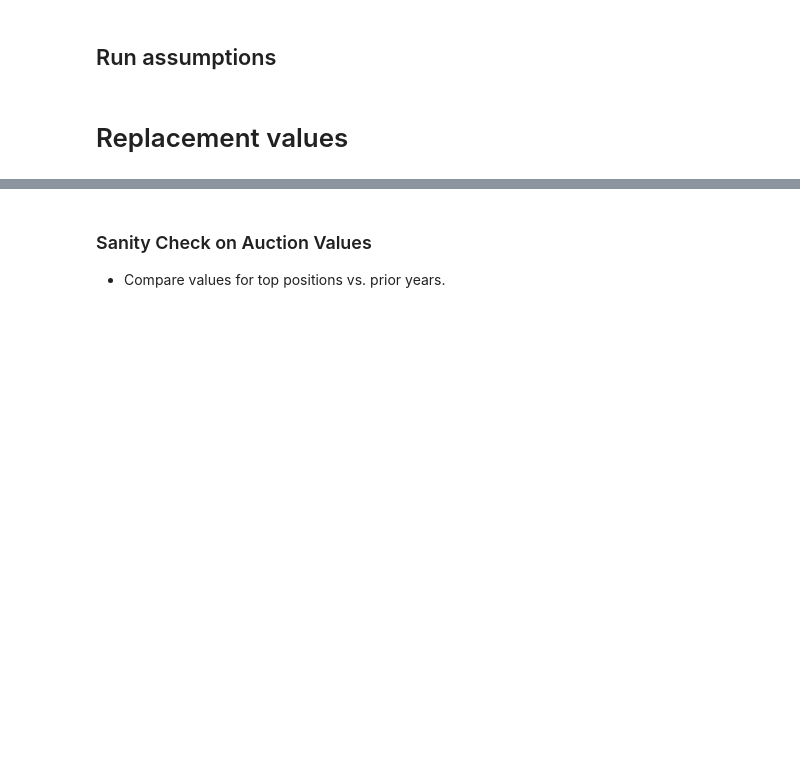
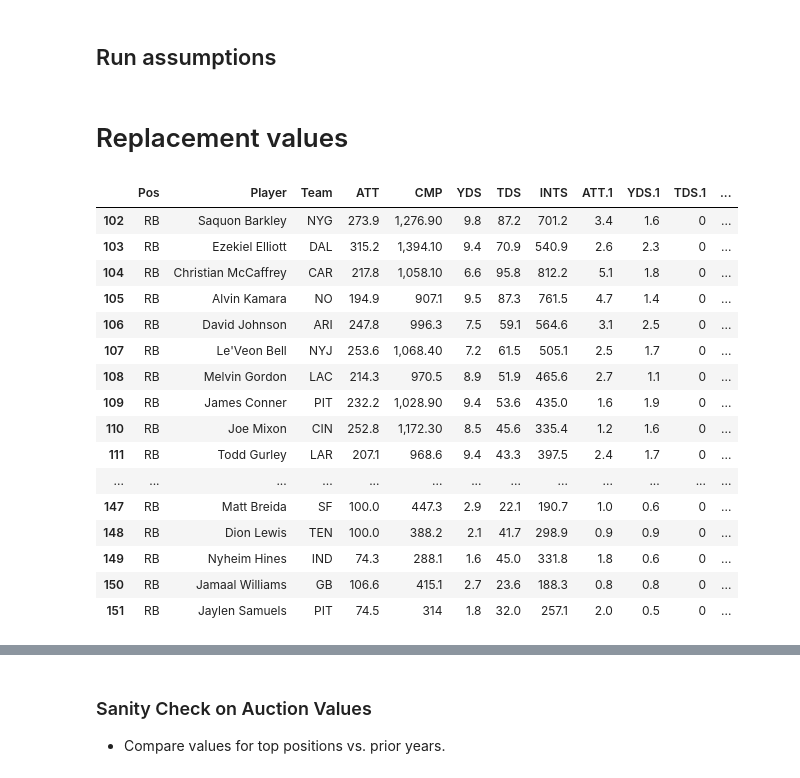
Before and after one commit to flint-hasset/Fantasy-Football, a Jupyter notebook: Fantasy Football VBD Model.ipynb, the cells around one changed output, grey strips where cells are left out. Saved outputs shown, nothing was run; the diff lists cells and outputs as text; code cells hidden in the pictures; blank space fills up the shorter version.

```diff
--- a/Fantasy Football VBD Model.ipynb
+++ b/Fantasy Football VBD Model.ipynb
@@ -82,6 +83,26 @@ df_op = df_op.append(df_wr, ignore_index=True)
 df_op.dropna()
 total_par = np.sum(df_op['PAR'])
 value_per_pt = teams * (buyin*starters) / total_par
+# %%
+df_op.dropna()[:50]
+# %% [output]
+|  | Pos | Player | Team | ATT | CMP | YDS | TDS | INTS | ATT.1 | YDS.1 | TDS.1 | ... |
+| 102 | RB | Saquon Barkley | NYG | 273.9 | 1,276.90 | 9.8 | 87.2 | 701.2 | 3.4 | 1.6 | 0 | ... |
+| 103 | RB | Ezekiel Elliott | DAL | 315.2 | 1,394.10 | 9.4 | 70.9 | 540.9 | 2.6 | 2.3 | 0 | ... |
+| 104 | RB | Christian McCaffrey | CAR | 217.8 | 1,058.10 | 6.6 | 95.8 | 812.2 | 5.1 | 1.8 | 0 | ... |
+| 105 | RB | Alvin Kamara | NO | 194.9 | 907.1 | 9.5 | 87.3 | 761.5 | 4.7 | 1.4 | 0 | ... |
+| 106 | RB | David Johnson | ARI | 247.8 | 996.3 | 7.5 | 59.1 | 564.6 | 3.1 | 2.5 | 0 | ... |
+| 107 | RB | Le'Veon Bell | NYJ | 253.6 | 1,068.40 | 7.2 | 61.5 | 505.1 | 2.5 | 1.7 | 0 | ... |
+| 108 | RB | Melvin Gordon | LAC | 214.3 | 970.5 | 8.9 | 51.9 | 465.6 | 2.7 | 1.1 | 0 | ... |
+| 109 | RB | James Conner | PIT | 232.2 | 1,028.90 | 9.4 | 53.6 | 435.0 | 1.6 | 1.9 | 0 | ... |
+| 110 | RB | Joe Mixon | CIN | 252.8 | 1,172.30 | 8.5 | 45.6 | 335.4 | 1.2 | 1.6 | 0 | ... |
+| 111 | RB | Todd Gurley | LAR | 207.1 | 968.6 | 9.4 | 43.3 | 397.5 | 2.4 | 1.7 | 0 | ... |
+| ... | ... | ... | ... | ... | ... | ... | ... | ... | ... | ... | ... | ... |
+| 147 | RB | Matt Breida | SF | 100.0 | 447.3 | 2.9 | 22.1 | 190.7 | 1.0 | 0.6 | 0 | ... |
+| 148 | RB | Dion Lewis | TEN | 100.0 | 388.2 | 2.1 | 41.7 | 298.9 | 0.9 | 0.9 | 0 | ... |
+| 149 | RB | Nyheim Hines | IND | 74.3 | 288.1 | 1.6 | 45.0 | 331.8 | 1.8 | 0.6 | 0 | ... |
+| 150 | RB | Jamaal Williams | GB | 106.6 | 415.1 | 2.7 | 23.6 | 188.3 | 0.8 | 0.8 | 0 | ... |
+| 151 | RB | Jaylen Samuels | PIT | 74.5 | 314 | 1.8 | 32.0 | 257.1 | 2.0 | 0.5 | 0 | ... |
 # %%
 df_op['Auction Value'] = np.max(df_op['PAR'],0)
 df_op['Auction Value'] = df_op.apply(lambda row: df_op['PAR'] * value_per_pt,axis=0)
```
Also changed, not shown: parts of 10 cells of this notebook, 1 other file.
